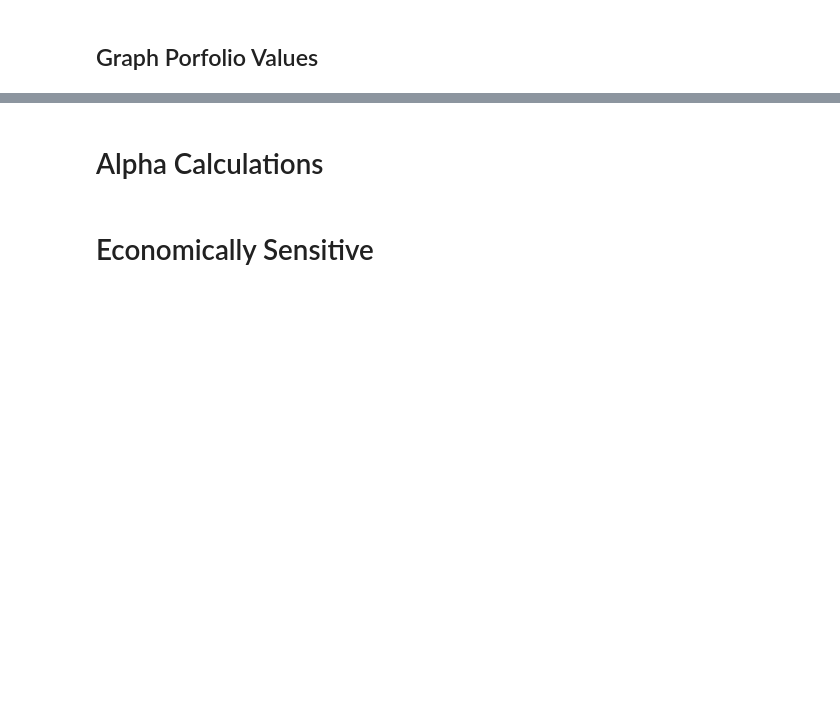
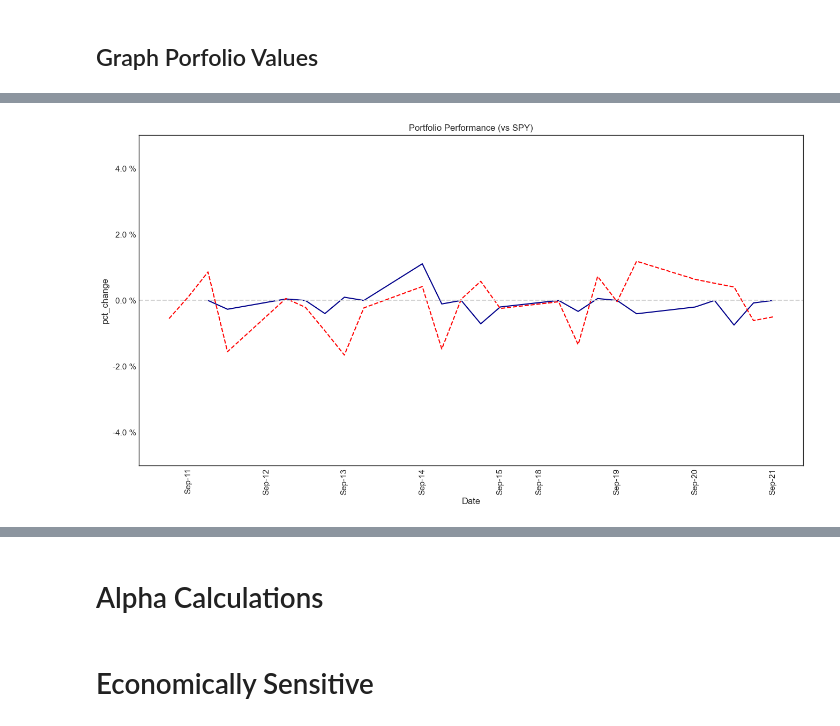
Before and after one commit to dsimband/DATA618, a Jupyter notebook: w7/DATA618_W7_Portfolio.ipynb, the cells around one changed output, grey strips where cells are left out. Saved outputs shown, nothing was run; the diff lists cells and outputs as text; code cells hidden in the pictures; blank space fills up the shorter version.

```diff
--- a/w7/DATA618_W7_Portfolio.ipynb
+++ b/w7/DATA618_W7_Portfolio.ipynb
@@ -86,8 +79,0 @@ rf_rate
-# %%
-var_lst = ['SPY']
-bench_df = pdr.get_data_yahoo(var_lst, period=period)['Close']
-#bench_df = round((bench_df.mean() / 100),4)
-bench_df = pd.DataFrame(bench_df)
-bench_df.columns = ['SPY']
-benchPercent_df = bench_df.pct_change()[1:]
-benchPercent_df.head()
@@ -247,6 +79,0 @@ merge_df:  (43995, 8)
-# %%
-folioValue_df = merge_df.groupby(['Date'])[['share_value']].sum().reset_index()
-folioValue_df['pct_change'] = folioValue_df['share_value'].pct_change()
-folioValue_df = folioValue_df[1:]
-
-print('folioValue_df: ',folioValue_df.shape)
@@ -284,0 +123,5 @@ ax.set(title='Portfolio Value Senario 4');
+# %%
+#
+m1_df = folioValue_df.merge(benchPercent_df, how='outer', left_on='Date', right_on='Date')
+#m1_df = m1_df.melt(id_vars=['Date'])
+m1_df
@@ -284,0 +146,22 @@ ax.set(title='Portfolio Value Senario 4');
+# %%
+# Graph
+fig, ax = plt.subplots(figsize=(16,8))
+plt.ticklabel_format(style='plain', axis='y')
+
+ax.set_ylim(-.05, 0.05)
+ax.tick_params(axis='x', labelrotation=90)
+xticks = xticks = m1_df['Date'].tolist()
+ax.set_xticklabels([pd.to_datetime(tm, unit='d').strftime('%b-%d') for tm in xticks])
+
+# Plot
+sns.set_style("white")
+g = sns.lineplot(data=m1_df, x="Date", y="pct_change", color='darkblue')
+g = sns.lineplot(data=m1_df, x="Date", y="SPY", color='red', linestyle="dashed")
+#ax = sns.lineplot(x=x, y=y, linestyle="dashed")
+g.set_yticklabels(['{:,.1f}'.format(x) + ' %' for x in g.get_yticks() * 100])
+
+plt.axhline(y=0, linestyle="dashed", color='lightgray')
+
+ax.set(title='Portfolio Performance (vs SPY)');
+# %% [output]
+[figure, added]
```
Also changed, not shown: parts of 40 cells of this notebook, 1 other file.
